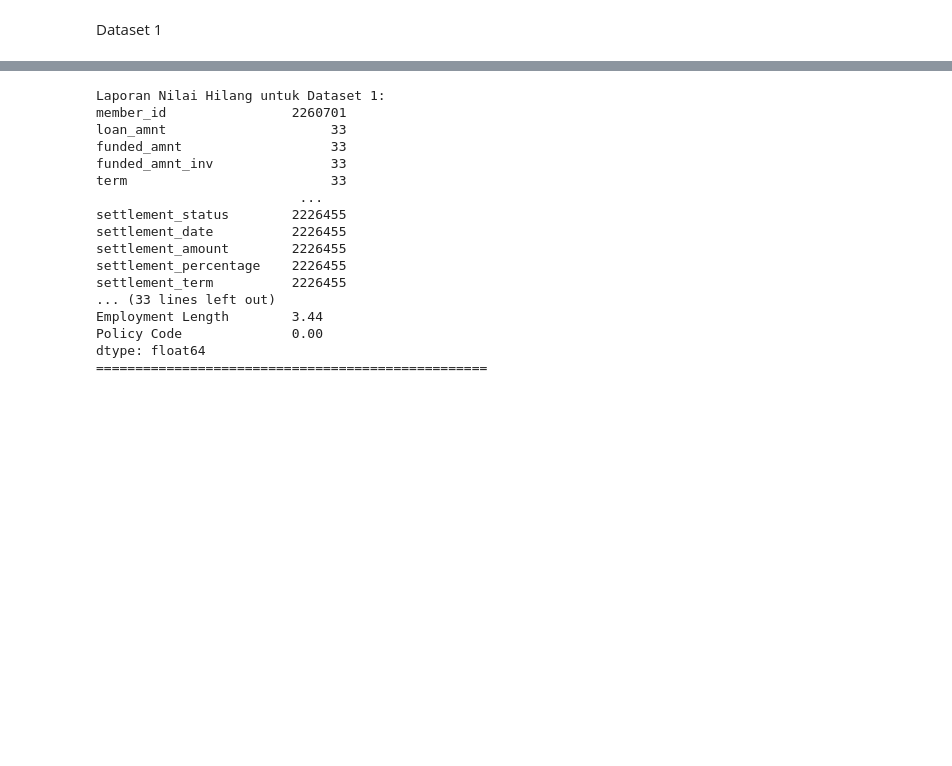
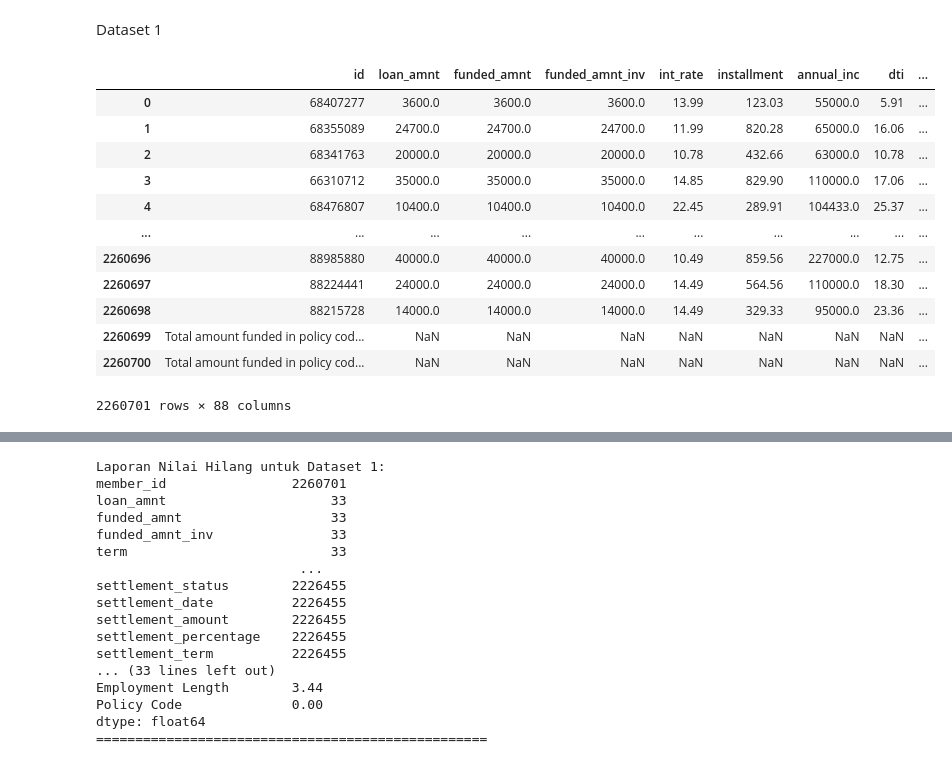
Before and after one commit to MCXGenesis/Prapemrosesan-dan-Eksplorasi-Data-untuk-Prediksi-Risiko-Keuangan---PAP-C---TGP1, a Jupyter notebook: ds1task2.ipynb, the cells around one changed output, grey strips where cells are left out. Cells and saved outputs as stored; diff of their text form; code cells hidden in the pictures; blank space fills up the shorter version.

```diff
--- a/ds1task2.ipynb
+++ b/ds1task2.ipynb
@@ -27,3 +27,36 @@ dataset_path_2 = "rejected.csv"
 # Membaca dataset
 df1 = pd.read_csv(dataset_path_1)
 df2 = pd.read_csv(dataset_path_2)
+# %%
+# Hapus kolom yang memiliki banyak nilai kosong
+ac = df1.drop(columns=['term', 'member_id', 'desc', 'verification_status_joint',
+                            'emp_title', 'home_ownership', 'grade', 'verification_status',
+                            'issue_d', 'url', 'purpose', 'addr_state', 'earliest_cr_line',
+                            'initial_list_status', 'revol_bal_joint', 'sec_app_fico_range_low',
+                            'sec_app_fico_range_high', 'sec_app_earliest_cr_line', 'sec_app_inq_last_6mths',
+                            'sec_app_mort_acc', 'sec_app_open_act_il', 'sec_app_chargeoff_within_12_mths',
+                            'sec_app_num_rev_accts', 'sec_app_collections_12_mths_ex_med', 'sec_app_revol_util',
+                            'sec_app_collections_12_mths_ex_med', 'sec_app_mths_since_last_major_derog',
+                            'hardship_flag', 'hardship_type', 'hardship_reason', 'hardship_status', 'deferral_term',
+                            'hardship_amount', 'hardship_start_date', 'hardship_end_date', 'payment_plan_start_date',
+                            'hardship_length', 'hardship_dpd', 'hardship_loan_status', 'orig_projected_additional_accrued_interest',
+                            'hardship_payoff_balance_amount', 'hardship_last_payment_amount', 'disbursement_method', 'debt_settlement_flag',
+                            'debt_settlement_flag_date', 'settlement_status', 'settlement_date', 'settlement_date',
+                            'settlement_amount', 'settlement_percentage', 'settlement_term', 'mths_since_last_record', 'last_pymnt_d',
+                            'next_pymnt_d','application_type', 'sec_app_open_acc', 'annual_inc_joint',	'dti_joint', 'emp_length',
+                             'loan_status', 'zip_code', 'sub_grade', 'title', 'last_credit_pull_d', 'pymnt_plan'])
+ac
+# %% [output]
+|  | id | loan_amnt | funded_amnt | funded_amnt_inv | int_rate | installment | annual_inc | dti | ... |
+| 0 | 68407277 | 3600.0 | 3600.0 | 3600.0 | 13.99 | 123.03 | 55000.0 | 5.91 | ... |
+| 1 | 68355089 | 24700.0 | 24700.0 | 24700.0 | 11.99 | 820.28 | 65000.0 | 16.06 | ... |
+| 2 | 68341763 | 20000.0 | 20000.0 | 20000.0 | 10.78 | 432.66 | 63000.0 | 10.78 | ... |
+| 3 | 66310712 | 35000.0 | 35000.0 | 35000.0 | 14.85 | 829.90 | 110000.0 | 17.06 | ... |
+| 4 | 68476807 | 10400.0 | 10400.0 | 10400.0 | 22.45 | 289.91 | 104433.0 | 25.37 | ... |
+| ... | ... | ... | ... | ... | ... | ... | ... | ... | ... |
+| 2260696 | 88985880 | 40000.0 | 40000.0 | 40000.0 | 10.49 | 859.56 | 227000.0 | 12.75 | ... |
+| 2260697 | 88224441 | 24000.0 | 24000.0 | 24000.0 | 14.49 | 564.56 | 110000.0 | 18.30 | ... |
+| 2260698 | 88215728 | 14000.0 | 14000.0 | 14000.0 | 14.49 | 329.33 | 95000.0 | 23.36 | ... |
+| 2260699 | Total amount funded in policy cod... | NaN | NaN | NaN | NaN | NaN | NaN | NaN | ... |
+| 2260700 | Total amount funded in policy cod... | NaN | NaN | NaN | NaN | NaN | NaN | NaN | ... |
+2260701 rows × 88 columns
```
Also changed, not shown: parts of 8 cells of this notebook, 1 other file.
